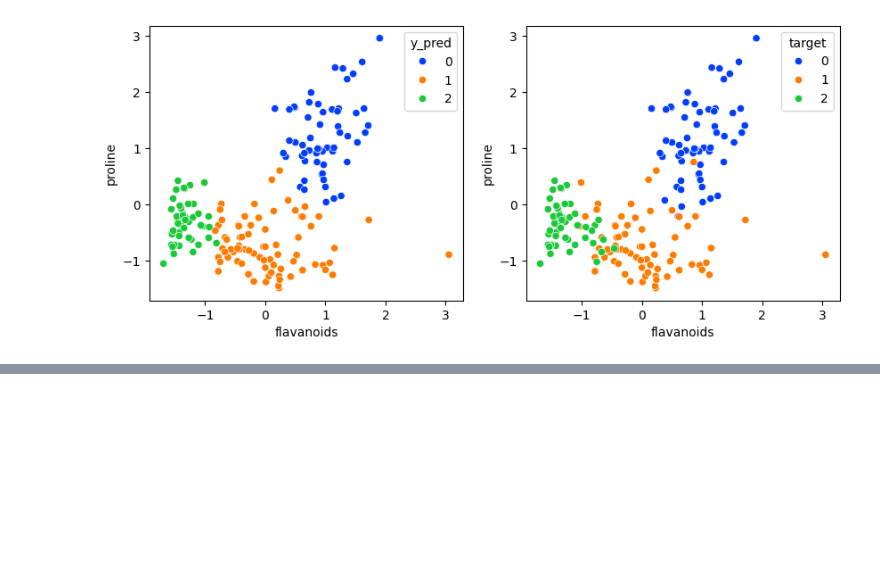
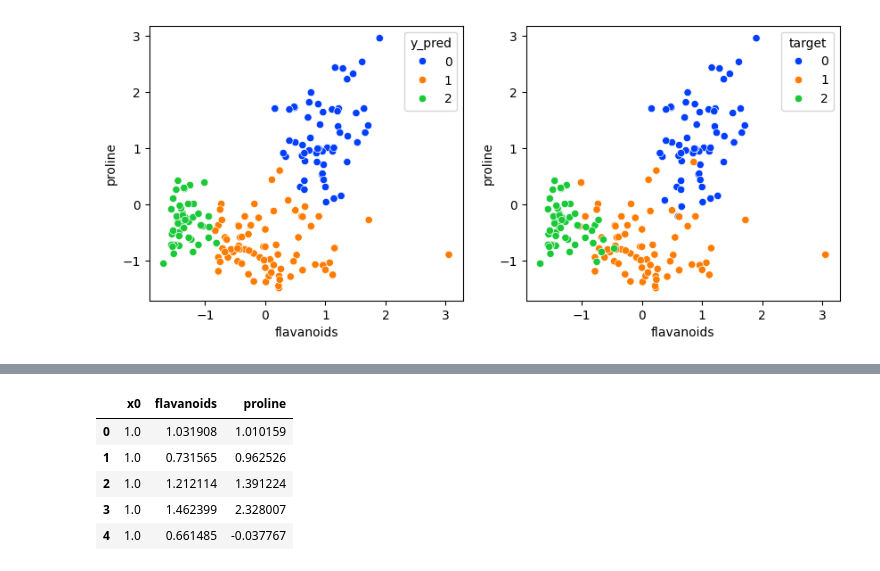
Before and after one commit to AlexeyTri/MLScratch, a Jupyter notebook: Logistic_Regression.ipynb, the cells around one changed output, grey strips where cells are left out. Cells and saved outputs as stored; diff of their text form; code cells hidden in the pictures; blank space fills up the shorter version.

```diff
--- a/Logistic_Regression.ipynb
+++ b/Logistic_Regression.ipynb
@@ -876,3 +876,13 @@ sns.scatterplot(data = df, x = 'flavanoids', y = 'proline', hue = 'target', pale
 plt.show()
 # %% [output]
 [figure]
+# %%
+def add_ones(x):
+    return x.insert(0, 'x0', np.ones(x.shape[0]))
+# %%
+data = datasets.load_wine()
+df = pd.DataFrame(data=data.data, columns=data.feature_names)
+df = (df-df.mean())/df.std()
+
+df['target'] = data.target
+df.target.value_counts()
@@ -878,0 +896,11 @@ plt.show()
+# %%
+X = df[['flavanoids', 'proline']]
+add_ones(X)
+X.head()
+# %% [output]
+|  | x0 | flavanoids | proline |
+| 0 | 1.0 | 1.031908 | 1.010159 |
+| 1 | 1.0 | 0.731565 | 0.962526 |
+| 2 | 1.0 | 1.212114 | 1.391224 |
+| 3 | 1.0 | 1.462399 | 2.328007 |
+| 4 | 1.0 | 0.661485 | -0.037767 |
```
Also changed, not shown: parts of 30 cells of this notebook.
